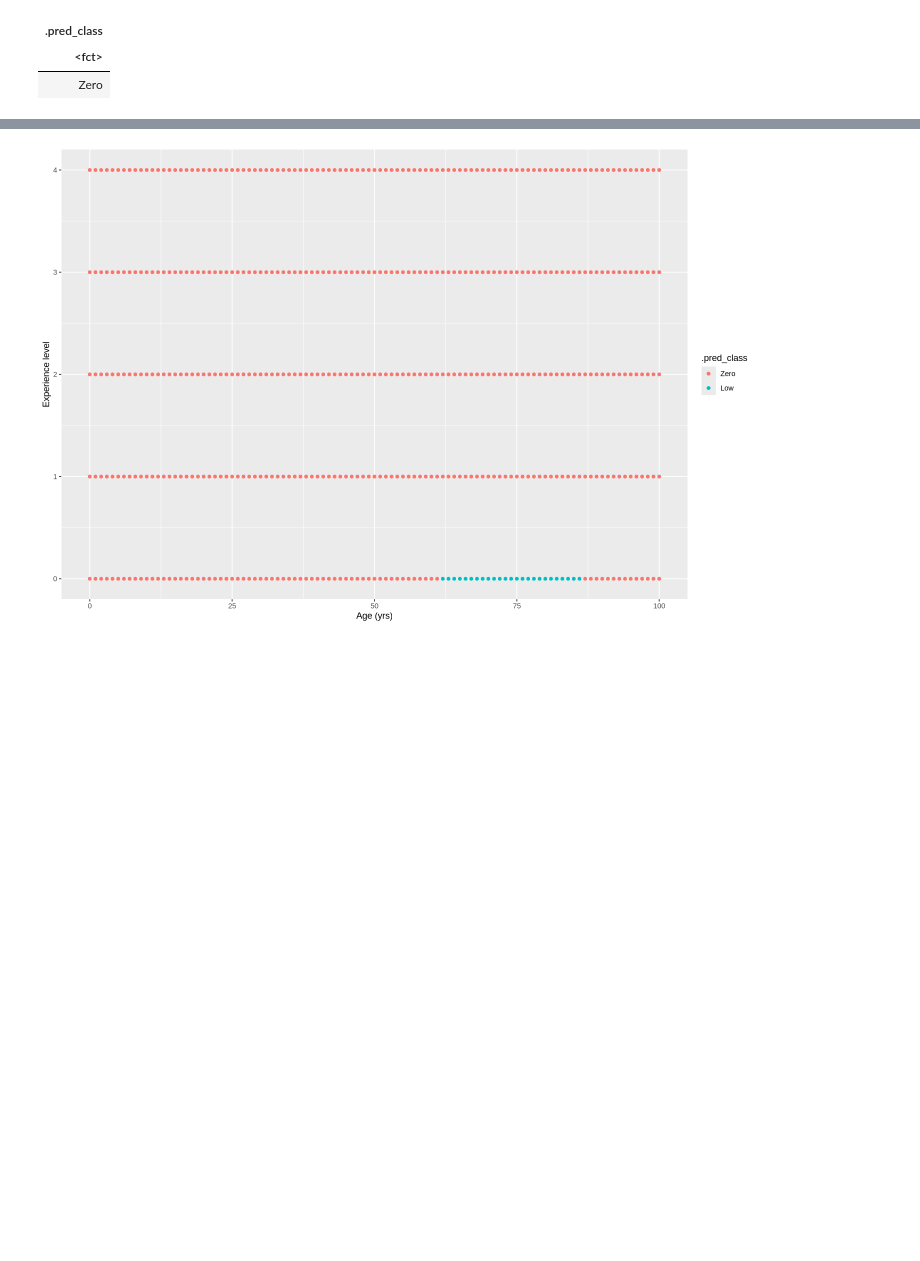
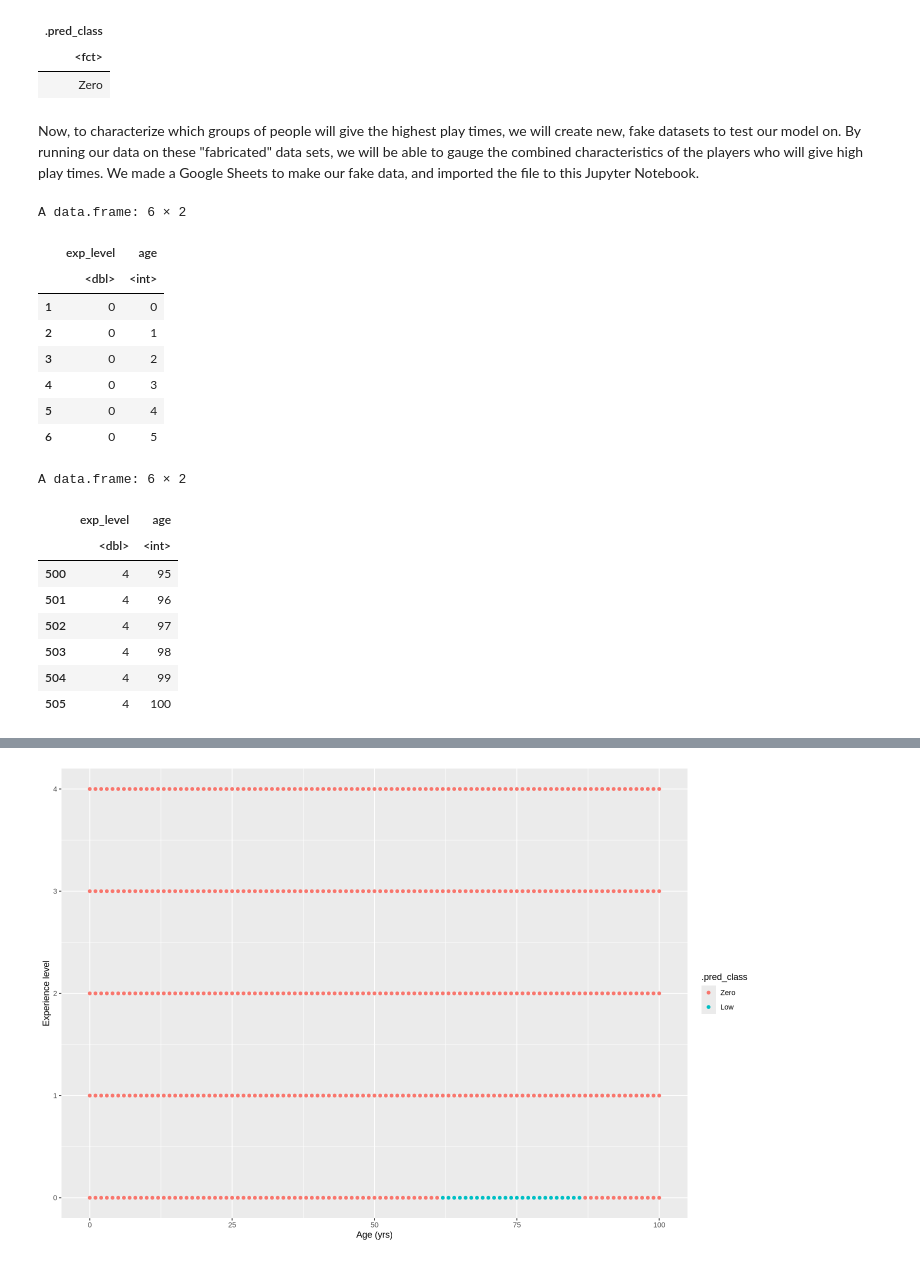
Before and after one commit to amazingk147/DSCI100-Project-Group-42, a Jupyter notebook: project_notebook.ipynb, the cells around one changed output, grey strips where cells are left out. Saved outputs shown, nothing was run; the diff lists cells and outputs as text; code cells hidden in the pictures; blank space fills up the shorter version.

Commit message:
Added some explanation and procedure to the fake data

```diff
--- a/project_notebook.ipynb
+++ b/project_notebook.ipynb
@@ -282,34 +282,59 @@ A tibble: 1 × 1
 | .pred_class |
 | <fct> |
 | Zero |
+# %% [markdown]
+Now, to characterize which groups of people will give the highest play times, we will create new, fake datasets to test our model on. By running our data on these "fabricated" data sets, we will be able to gauge the combined characteristics of the players who will give high play times. We made a Google Sheets to make our fake data, and imported the file to this Jupyter Notebook.
 # %%
 # Loading in the fake players data set
 
 url <- "https://drive.google.com/uc?export=download&id=177BnvAy2DI-YJAGaoQucoAz0TQmxRZ6H"
 fake_player_data <- read.csv(url)
 
 
 # Filtering for experience level
 
 fake_amateur<- fake_player_data |>
                 filter(exp_level=='amateur')|>
                 mutate(exp_level = 0)
 
 fake_beginner<- fake_player_data|>
                 filter(exp_level=='beginner')|>
                 mutate(exp_level = 1)
 
 fake_regular<- fake_player_data|>
                 filter(exp_level=='regular')|>
                 mutate(exp_level = 2)
 
 fake_pro<- fake_player_data |>
             filter(exp_level=='pro')|>
                 mutate(exp_level = 3)
 
 fake_veteran <- fake_player_data |>
                 filter(exp_level=='veteran')|>
                 mutate(exp_level = 4)
 
 fake_players <- rbind(fake_amateur, fake_beginner, fake_regular, fake_pro, fake_veteran)
-# fake_players
+
+# Show the head and tail of our fake dataset for clarity
+
+head(fake_players)
+tail(fake_players)
+# %% [output]
+A data.frame: 6 × 2
+|  | exp_level | age |
+|  | <dbl> | <int> |
+| 1 | 0 | 0 |
+| 2 | 0 | 1 |
+| 3 | 0 | 2 |
+| 4 | 0 | 3 |
+| 5 | 0 | 4 |
+| 6 | 0 | 5 |
+A data.frame: 6 × 2
+|  | exp_level | age |
+|  | <dbl> | <int> |
+| 500 | 4 | 95 |
+| 501 | 4 | 96 |
+| 502 | 4 | 97 |
+| 503 | 4 | 98 |
+| 504 | 4 | 99 |
+| 505 | 4 | 100 |
```
Also changed, not shown: parts of 5 cells of this notebook.
